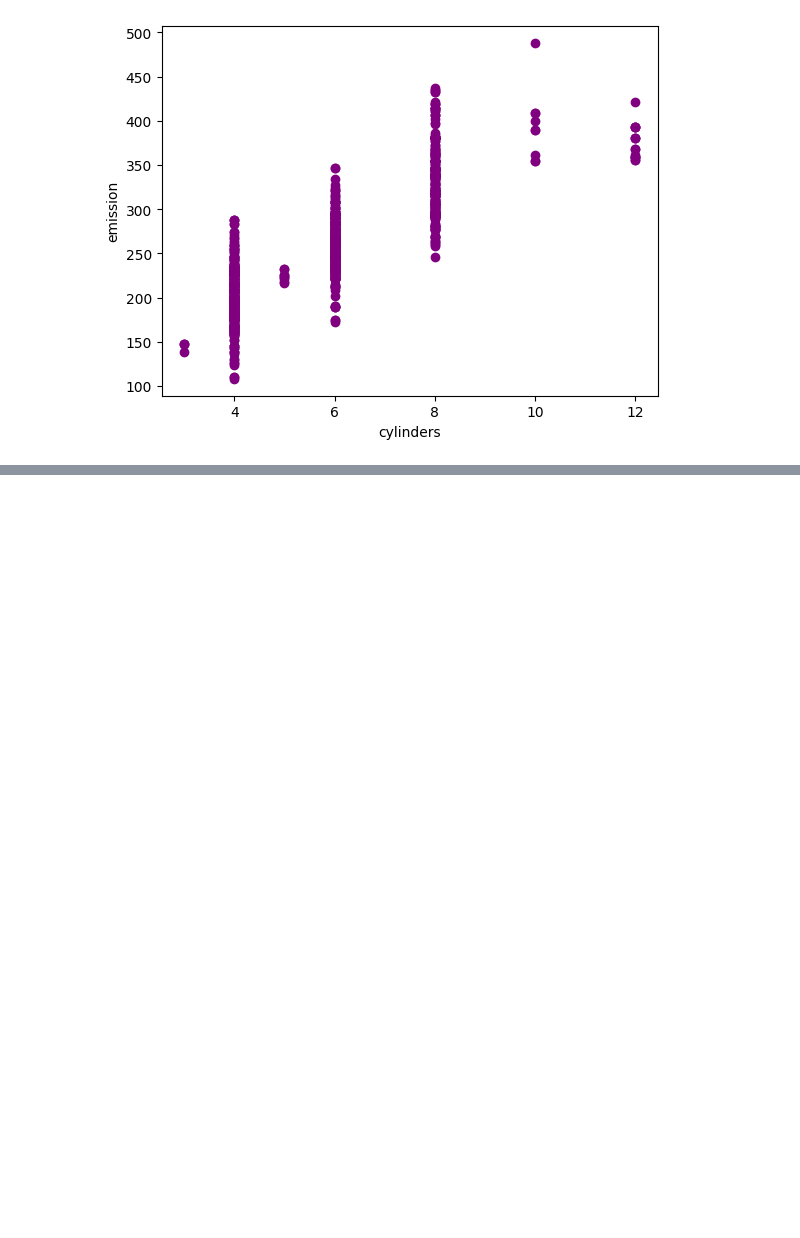
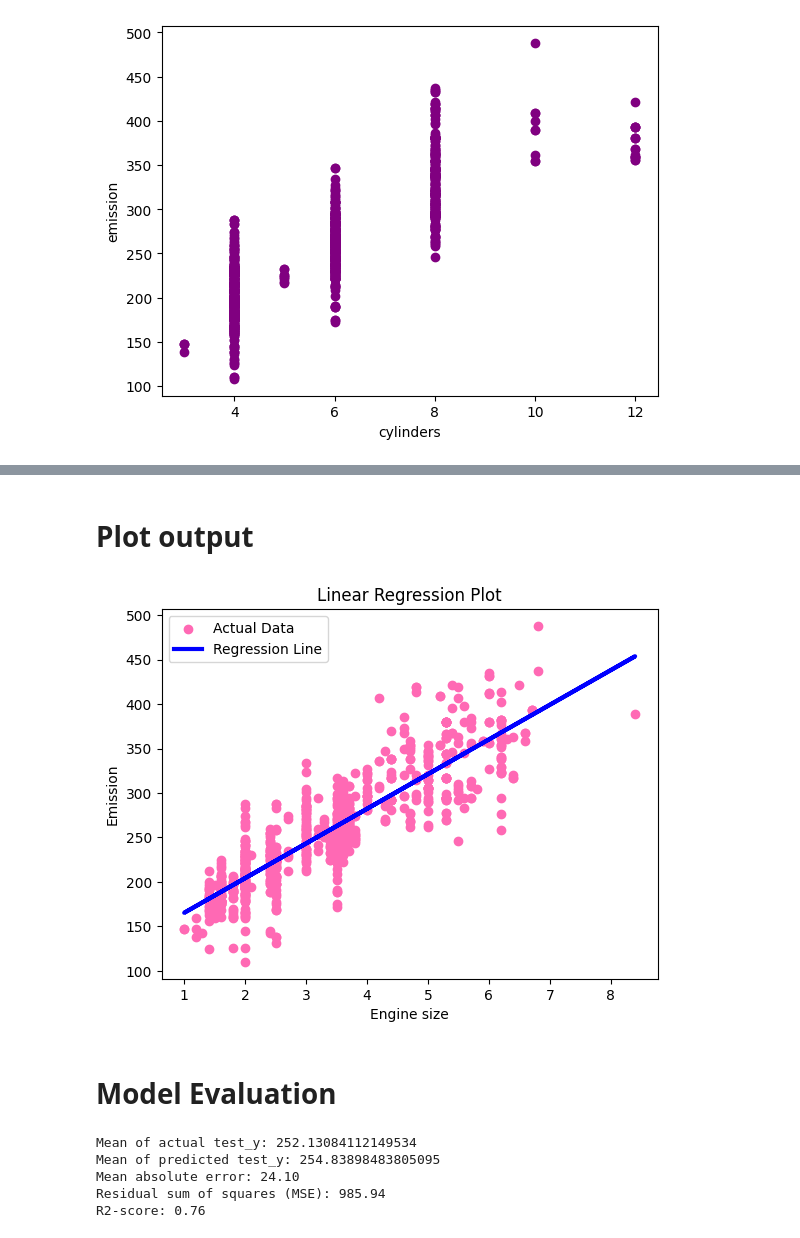
Before and after one commit to Fsrkh/machine-learning-small-projects, a Jupyter notebook: Simple_linear_regression.ipynb, the cells around one changed output, grey strips where cells are left out. Saved outputs shown, nothing was run; the diff lists cells and outputs as text; code cells hidden in the pictures; blank space fills up the shorter version.

```diff
--- a/Simple_linear_regression.ipynb
+++ b/Simple_linear_regression.ipynb
@@ -124,0 +161,49 @@ plt.show()
+# %% [markdown]
+# Plot output
+# %%
+
+
+
+# Plot the data points
+plt.scatter(train_x, train_y, color='hotpink', label='Actual Data')
+
+# Plot the regression line
+plt.plot(train_x, regr.predict(train_x.reshape(-1, 1)), color='blue', linewidth=3, label='Regression Line')
+
+# Set labels and title
+plt.xlabel("Engine size")
+plt.ylabel("Emission")
+plt.title('Linear Regression Plot')
+
+# Display legend
+plt.legend()
+
+# Show the plot
+plt.show()
+# %% [output]
+[figure, added]
+# %% [markdown]
+# Model Evaluation
+# %%
+from sklearn.metrics import r2_score
+
+# specifying our test data
+test_x = np.asanyarray(test[['ENGINESIZE']])
+test_y = np.asanyarray(test[['CO2EMISSIONS']])
+
+# predicting y_test
+test_y_predict = regr.predict(test_x)
+
+print('Mean of actual test_y: {}'.format(np.mean(test_y)))
+print('Mean of predicted test_y: {}'.format(np.mean(test_y_predict)))
+
+
+print("Mean absolute error: %.2f" % np.mean(np.absolute(test_y_predict - test_y)))
+print("Residual sum of squares (MSE): %.2f" % np.mean((test_y_predict - test_y) ** 2))
+print("R2-score: %.2f" % r2_score(test_y , test_y_predict) )
+# %% [output]
+Mean of actual test_y: 252.13084112149534
+Mean of predicted test_y: 254.83898483805095
+Mean absolute error: 24.10
+Residual sum of squares (MSE): 985.94
+R2-score: 0.76
```
Also changed, not shown: parts of 9 cells of this notebook.
